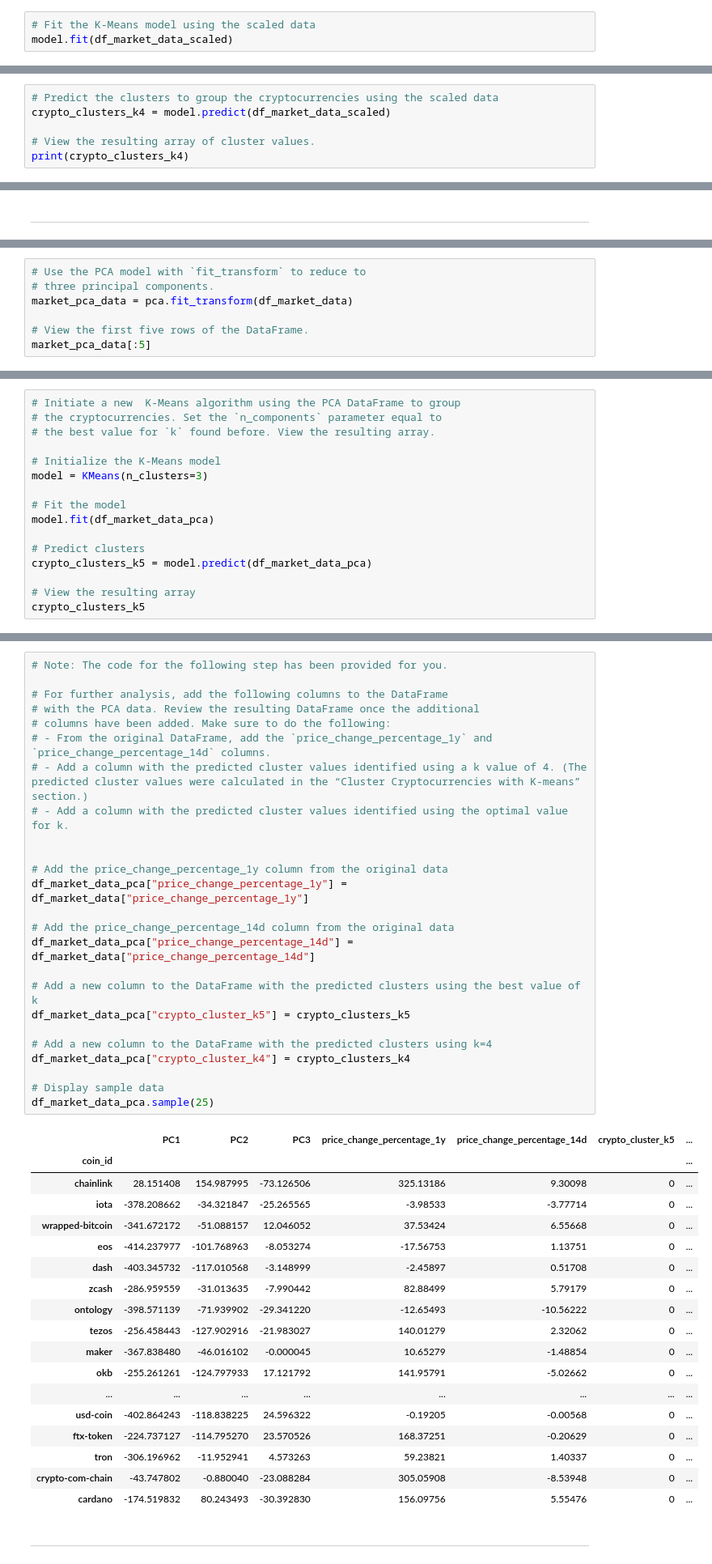
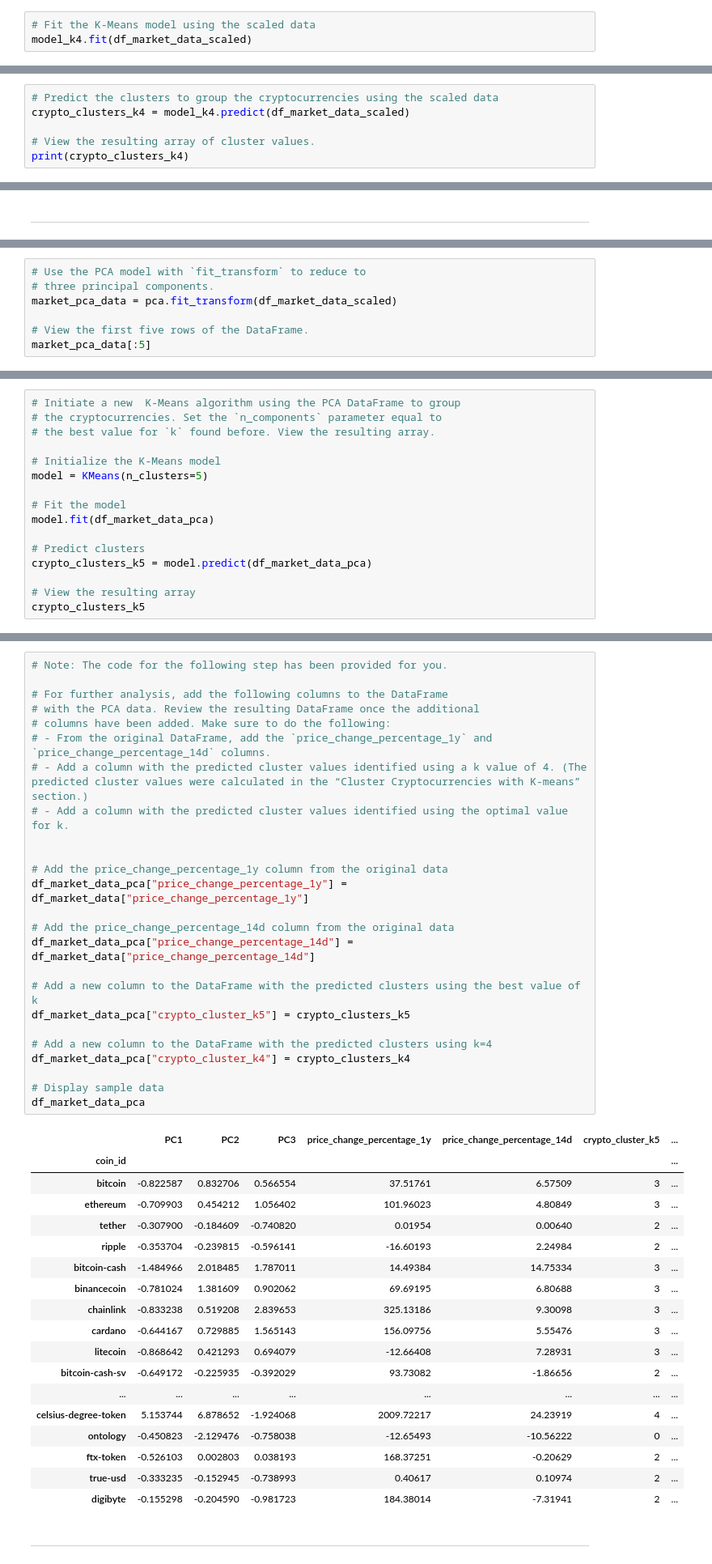
Before and after one commit to mckayav3/Cypto-Investments, a Jupyter notebook: Crypto Investments/crypto_investments.ipynb, the cells around one changed output, grey strips where cells are left out. Shown at 81% size. Cells and saved outputs as stored; diff of their text form.

```diff
--- a/Crypto Investments/crypto_investments.ipynb
+++ b/Crypto Investments/crypto_investments.ipynb
@@ -136,11 +136,11 @@ model = KMeans(n_clusters = 4)
 # %%
 # Fit the K-Means model using the scaled data
-model.fit(df_market_data_scaled)
+model_k4.fit(df_market_data_scaled)
 # %% [output]
 KMeans(n_clusters=4)
 # %%
 # Predict the clusters to group the cryptocurrencies using the scaled data
-crypto_clusters_k4 = model.predict(df_market_data_scaled)
+crypto_clusters_k4 = model_k4.predict(df_market_data_scaled)
 
 # View the resulting array of cluster values.
 print(crypto_clusters_k4)
@@ -265,7 +265,7 @@ pca = PCA(n_components=3)
 # %%
 # Use the PCA model with `fit_transform` to reduce to
 # three principal components.
-market_pca_data = pca.fit_transform(df_market_data)
+market_pca_data = pca.fit_transform(df_market_data_scaled)
 
 # View the first five rows of the DataFrame.
 market_pca_data[:5]
@@ -319,7 +319,7 @@ df_market_data_pca.head()
 # the best value for `k` found before. View the resulting array.
 
 # Initialize the K-Means model
-model = KMeans(n_clusters=3)
+model = KMeans(n_clusters=5)
 
 # Fit the model
 model.fit(df_market_data_pca)
@@ -335,47 +335,47 @@ array([0, 0, 0, 0, 0, 0, 0, 0, 0, 0, 0, 0, 0, 0, 0, 0, 0, 0, 0, 0, 0, 0,
 # %%
 # Note: The code for the following step has been provided for you.
 
 # For further analysis, add the following columns to the DataFrame
 # with the PCA data. Review the resulting DataFrame once the additional
 # columns have been added. Make sure to do the following:
 # - From the original DataFrame, add the `price_change_percentage_1y` and `price_change_percentage_14d` columns.
 # - Add a column with the predicted cluster values identified using a k value of 4. (The predicted cluster values were calculated in the “Cluster Cryptocurrencies with K-means” section.)
 # - Add a column with the predicted cluster values identified using the optimal value for k.
 
 
 # Add the price_change_percentage_1y column from the original data
 df_market_data_pca["price_change_percentage_1y"] = df_market_data["price_change_percentage_1y"]
 
 # Add the price_change_percentage_14d column from the original data
 df_market_data_pca["price_change_percentage_14d"] = df_market_data["price_change_percentage_14d"]
 
 # Add a new column to the DataFrame with the predicted clusters using the best value of k
 df_market_data_pca["crypto_cluster_k5"] = crypto_clusters_k5
 
 # Add a new column to the DataFrame with the predicted clusters using k=4
 df_market_data_pca["crypto_cluster_k4"] = crypto_clusters_k4
 
 # Display sample data
-df_market_data_pca.sample(25)
+df_market_data_pca
 # %% [output]
 |  | PC1 | PC2 | PC3 | price_change_percentage_1y | price_change_percentage_14d | crypto_cluster_k5 | ... |
 | coin_id |  |  |  |  |  |  | ... |
-| chainlink | 28.151408 | 154.987995 | -73.126506 | 325.13186 | 9.30098 | 0 | ... |
-| iota | -378.208662 | -34.321847 | -25.265565 | -3.98533 | -3.77714 | 0 | ... |
-| wrapped-bitcoin | -341.672172 | -51.088157 | 12.046052 | 37.53424 | 6.55668 | 0 | ... |
-| eos | -414.237977 | -101.768963 | -8.053274 | -17.56753 | 1.13751 | 0 | ... |
-| dash | -403.345732 | -117.010568 | -3.148999 | -2.45897 | 0.51708 | 0 | ... |
-| zcash | -286.959559 | -31.013635 | -7.990442 | 82.88499 | 5.79179 | 0 | ... |
-| ontology | -398.571139 | -71.939902 | -29.341220 | -12.65493 | -10.56222 | 0 | ... |
-| tezos | -256.458443 | -127.902916 | -21.983027 | 140.01279 | 2.32062 | 0 | ... |
-| maker | -367.838480 | -46.016102 | -0.000045 | 10.65279 | -1.48854 | 0 | ... |
-| okb | -255.261261 | -124.797933 | 17.121792 | 141.95791 | -5.02662 | 0 | ... |
+| bitcoin | -0.822587 | 0.832706 | 0.566554 | 37.51761 | 6.57509 | 3 | ... |
+| ethereum | -0.709903 | 0.454212 | 1.056402 | 101.96023 | 4.80849 | 3 | ... |
+| tether | -0.307900 | -0.184609 | -0.740820 | 0.01954 | 0.00640 | 2 | ... |
+| ripple | -0.353704 | -0.239815 | -0.596141 | -16.60193 | 2.24984 | 2 | ... |
+| bitcoin-cash | -1.484966 | 2.018485 | 1.787011 | 14.49384 | 14.75334 | 3 | ... |
+| binancecoin | -0.781024 | 1.381609 | 0.902062 | 69.69195 | 6.80688 | 3 | ... |
+| chainlink | -0.833238 | 0.519208 | 2.839653 | 325.13186 | 9.30098 | 3 | ... |
+| cardano | -0.644167 | 0.729885 | 1.565143 | 156.09756 | 5.55476 | 3 | ... |
+| litecoin | -0.868642 | 0.421293 | 0.694079 | -12.66408 | 7.28931 | 3 | ... |
+| bitcoin-cash-sv | -0.649172 | -0.225935 | -0.392029 | 93.73082 | -1.86656 | 2 | ... |
 | ... | ... | ... | ... | ... | ... | ... | ... |
-| usd-coin | -402.864243 | -118.838225 | 24.596322 | -0.19205 | -0.00568 | 0 | ... |
-| ftx-token | -224.737127 | -114.795270 | 23.570526 | 168.37251 | -0.20629 | 0 | ... |
-| tron | -306.196962 | -11.952941 | 4.573263 | 59.23821 | 1.40337 | 0 | ... |
-| crypto-com-chain | -43.747802 | -0.880040 | -23.088284 | 305.05908 | -8.53948 | 0 | ... |
-| cardano | -174.519832 | 80.243493 | -30.392830 | 156.09756 | 5.55476 | 0 | ... |
+| celsius-degree-token | 5.153744 | 6.878652 | -1.924068 | 2009.72217 | 24.23919 | 4 | ... |
+| ontology | -0.450823 | -2.129476 | -0.758038 | -12.65493 | -10.56222 | 0 | ... |
+| ftx-token | -0.526103 | 0.002803 | 0.038193 | 168.37251 | -0.20629 | 2 | ... |
+| true-usd | -0.333235 | -0.152945 | -0.738993 | 0.40617 | 0.10974 | 2 | ... |
+| digibyte | -0.155298 | -0.204590 | -0.981723 | 184.38014 | -7.31941 | 2 | ... |
 # %% [markdown]
 ---
 # %% [markdown]
```
Also changed, not shown: parts of 12 cells of this notebook, 2 other files.
